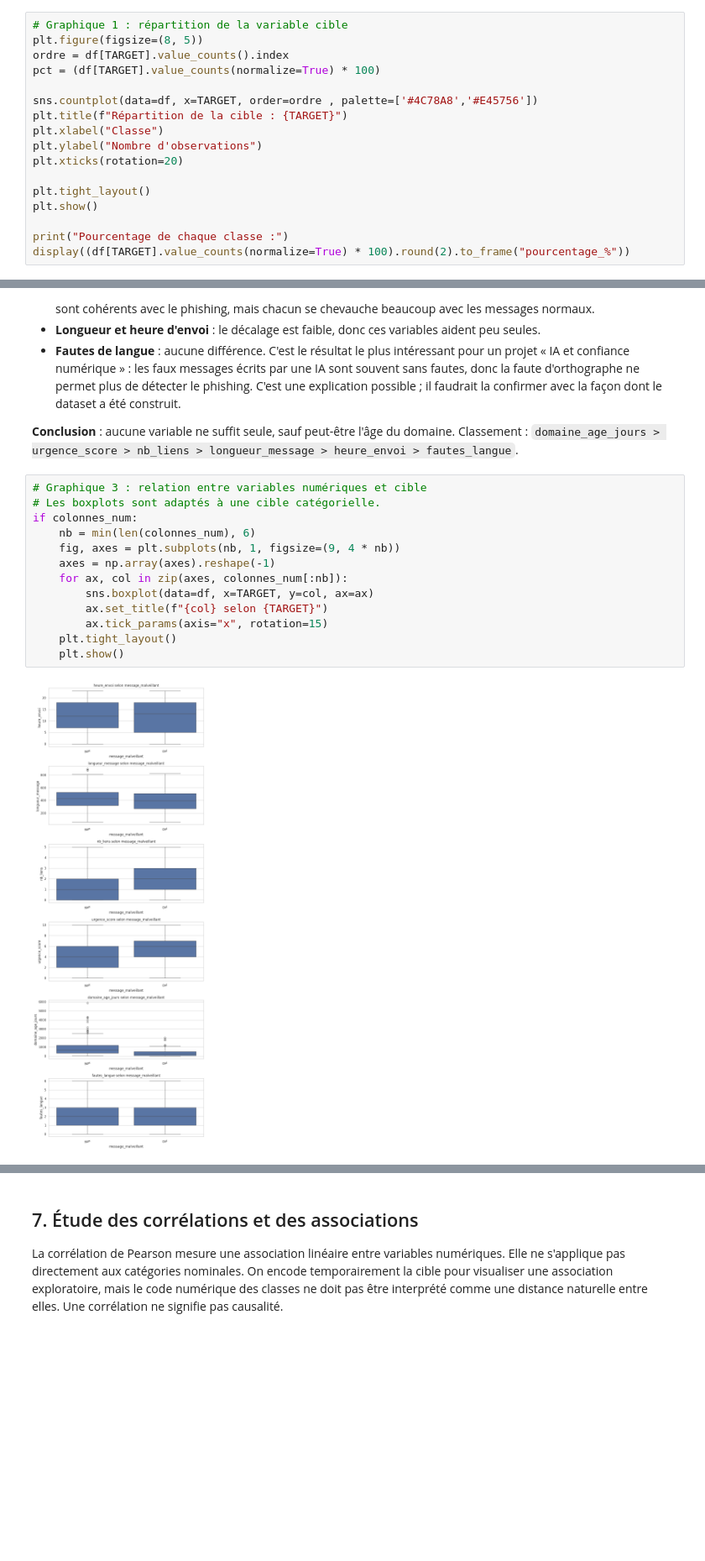
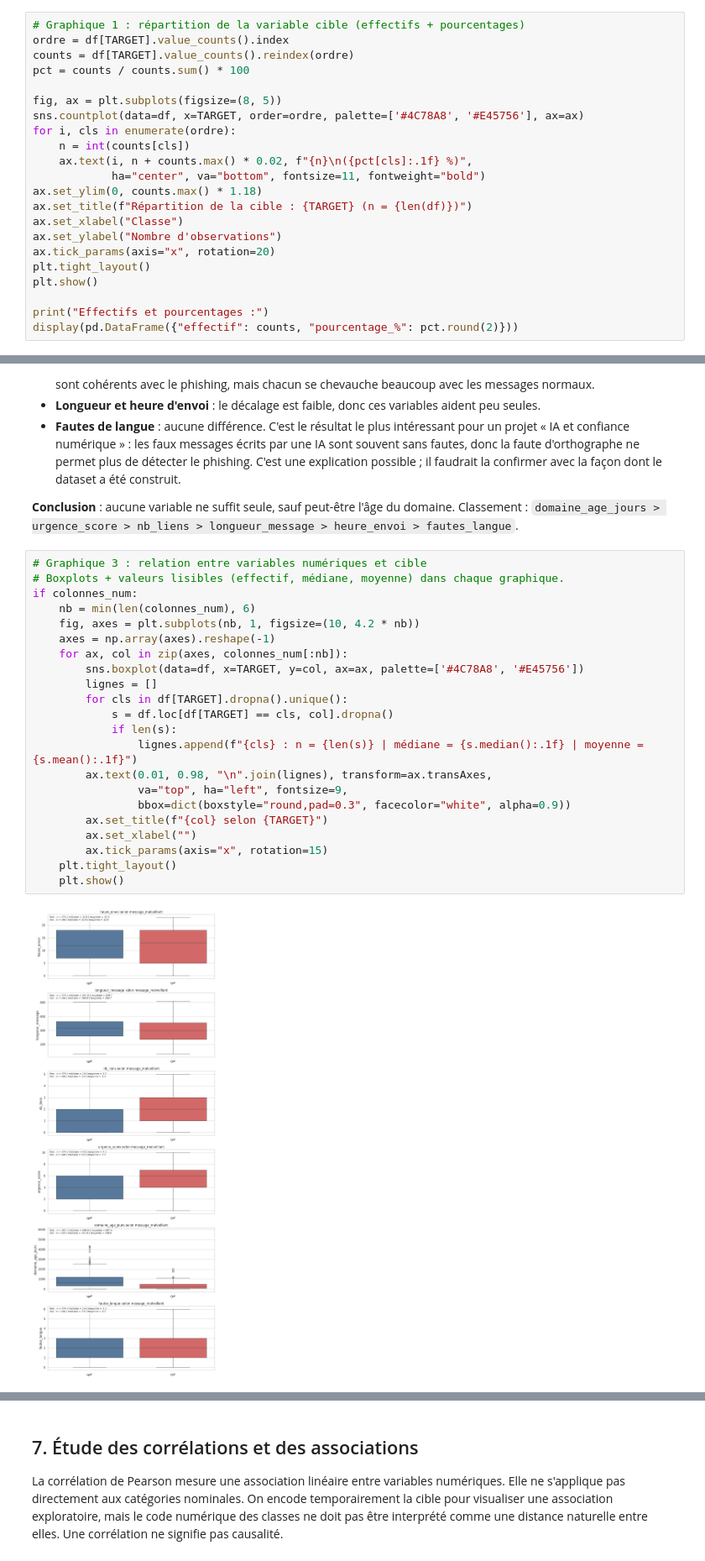
Before and after one commit to bennoomenfaker/app_phishing_ia, a Jupyter notebook: notebook_ML_IA_confiance_numerique.ipynb, the cells around one changed output, grey strips where cells are left out. Shown at 84% size. Cells and saved outputs as stored; diff of their text form; blank space fills up the shorter version.

```diff
--- a/notebook_ML_IA_confiance_numerique.ipynb
+++ b/notebook_ML_IA_confiance_numerique.ipynb
@@ -483,20 +551,25 @@ df[colonne_cible].value_counts().to_frame('effectif')
 
 Les graphiques servent à comprendre le phénomène et les données avant de modéliser. Ils ne prouvent pas une relation de causalité.
 # %%
-# Graphique 1 : répartition de la variable cible
-plt.figure(figsize=(8, 5))
+# Graphique 1 : répartition de la variable cible (effectifs + pourcentages)
 ordre = df[TARGET].value_counts().index
-pct = (df[TARGET].value_counts(normalize=True) * 100)
+counts = df[TARGET].value_counts().reindex(ordre)
+pct = counts / counts.sum() * 100
 
-sns.countplot(data=df, x=TARGET, order=ordre , palette=['#4C78A8','#E45756'])
-plt.title(f"Répartition de la cible : {TARGET}")
-plt.xlabel("Classe")
-plt.ylabel("Nombre d'observations")
-plt.xticks(rotation=20)
-
+fig, ax = plt.subplots(figsize=(8, 5))
+sns.countplot(data=df, x=TARGET, order=ordre, palette=['#4C78A8', '#E45756'], ax=ax)
+for i, cls in enumerate(ordre):
+    n = int(counts[cls])
+    ax.text(i, n + counts.max() * 0.02, f"{n}\n({pct[cls]:.1f} %)",
+            ha="center", va="bottom", fontsize=11, fontweight="bold")
+ax.set_ylim(0, counts.max() * 1.18)
+ax.set_title(f"Répartition de la cible : {TARGET} (n = {len(df)})")
+ax.set_xlabel("Classe")
+ax.set_ylabel("Nombre d'observations")
+ax.tick_params(axis="x", rotation=20)
 plt.tight_layout()
 plt.show()
 
-print("Pourcentage de chaque classe :")
-display((df[TARGET].value_counts(normalize=True) * 100).round(2).to_frame("pourcentage_%"))
+print("Effectifs et pourcentages :")
+display(pd.DataFrame({"effectif": counts, "pourcentage_%": pct.round(2)}))
 # %% [output]
@@ -558,19 +631,28 @@ else:
 **Conclusion** : aucune variable ne suffit seule, sauf peut-être l'âge du domaine. Classement : `domaine_age_jours > urgence_score > nb_liens > longueur_message > heure_envoi > fautes_langue`.
 # %%
 # Graphique 3 : relation entre variables numériques et cible
-# Les boxplots sont adaptés à une cible catégorielle.
+# Boxplots + valeurs lisibles (effectif, médiane, moyenne) dans chaque graphique.
 if colonnes_num:
     nb = min(len(colonnes_num), 6)
-    fig, axes = plt.subplots(nb, 1, figsize=(9, 4 * nb))
+    fig, axes = plt.subplots(nb, 1, figsize=(10, 4.2 * nb))
     axes = np.array(axes).reshape(-1)
     for ax, col in zip(axes, colonnes_num[:nb]):
-        sns.boxplot(data=df, x=TARGET, y=col, ax=ax)
+        sns.boxplot(data=df, x=TARGET, y=col, ax=ax, palette=['#4C78A8', '#E45756'])
+        lignes = []
+        for cls in df[TARGET].dropna().unique():
+            s = df.loc[df[TARGET] == cls, col].dropna()
+            if len(s):
+                lignes.append(f"{cls} : n = {len(s)} | médiane = {s.median():.1f} | moyenne = {s.mean():.1f}")
+        ax.text(0.01, 0.98, "\n".join(lignes), transform=ax.transAxes,
+                va="top", ha="left", fontsize=9,
+                bbox=dict(boxstyle="round,pad=0.3", facecolor="white", alpha=0.9))
         ax.set_title(f"{col} selon {TARGET}")
+        ax.set_xlabel("")
         ax.tick_params(axis="x", rotation=15)
     plt.tight_layout()
     plt.show()
 # %% [output]
-[figure, old version]
+[figure, new version]
 # %%
 # Colonnes à ignorer (calendrier) et cible
 IGNORER = [TARGET, "date", "semaine"]
```
Also changed, not shown: parts of 9 cells of this notebook, 27 other files.
